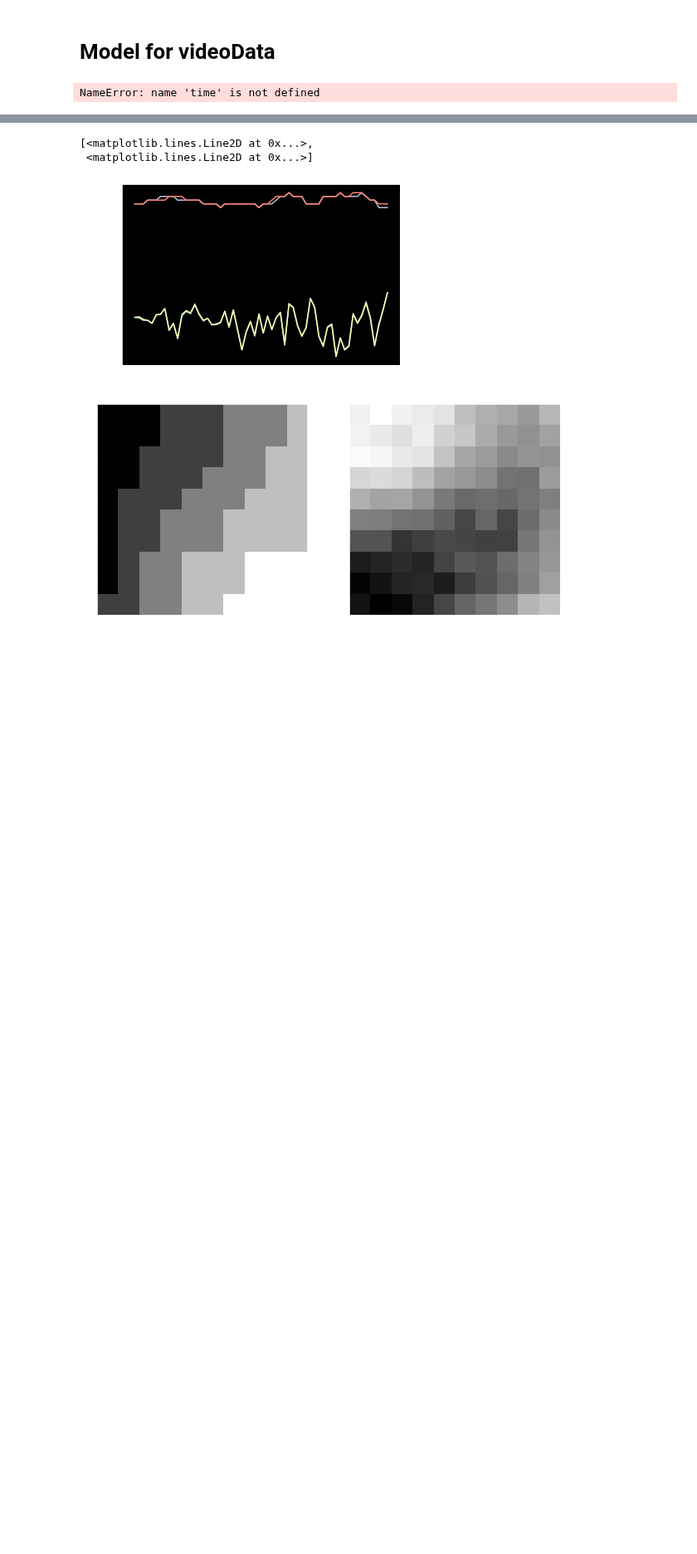
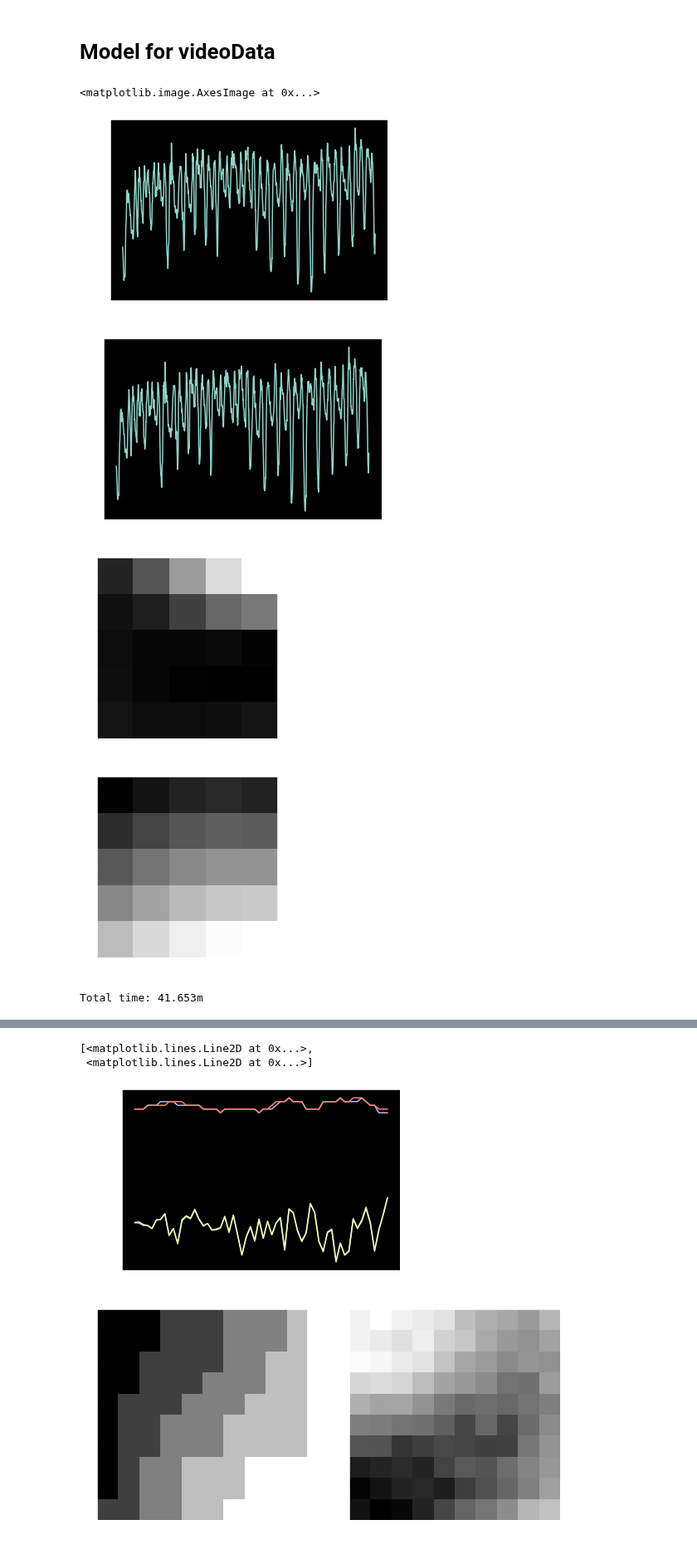
Before and after one commit to markusOlsen1/ModelBasedProject, a Jupyter notebook: main.ipynb, the cells around one changed output, grey strips where cells are left out. Shown at 83% size. Saved outputs shown, nothing was run; the diff lists cells and outputs as text; code cells hidden in the pictures; blank space fills up the shorter version.

```diff
--- a/main.ipynb
+++ b/main.ipynb
@@ -202,3 +196,32 @@ data_input = vidStd[1][:500,60:80,80:100].reshape(500,-1)
+# %%
+# Video_input_data:
+
+vid = videoTransMaskList[1][:1000,90:95,90:95]
+
+
+vidMean = (vid-vid.mean(axis=0)) /np.std(vid,axis=0)
+
+data_input = vidMean.reshape(1000,-1)
+
+
+plt.figure()
+plt.plot(vid[:,1,1])
+#plt.plot(vid[1,:,:].reshape(1,-1)[0,:],'rx')
+plt.figure()
+#plt.plot(vidMean[1,:,:].reshape(1,-1)[0,:],'rx')
+plt.plot(vidMean[:,1,1])
+
+
+plt.figure()
+plt.imshow(vidMean[2],cmap='gray')
+plt.figure()
+plt.imshow(vid[2],cmap="gray")
+# %% [output]
+<matplotlib.image.AxesImage at 0x...>
+[figure, added]
+[figure, added]
+[figure, added]
+[figure, added]
 # %%
 
 t0 = time.time()
@@ -207,13 +230,13 @@ rng_key, rng_key_ = random.split(rng_key)
 
 nuts_kernel = NUTS(model=model,init_strategy=init_to_feasible())
 mcmc = MCMC(nuts_kernel, num_samples=1000, num_warmup=1000, num_chains=1)
-mcmc.run(rng_key_, T=data_input.shape[0], T_forecast=200, output_dim=data_input.shape[1], obs=data_input,latent_dim=15)
+mcmc.run(rng_key_, T=data_input.shape[0], T_forecast=200, output_dim=data_input.shape[1], obs=data_input,latent_dim=5)
 
 t_fin = time.time()
 
 print("Total time: {0:.3f}m".format((t_fin - t0)/60))
 # %% [output]
-NameError: name 'time' is not defined
+Total time: 41.653m
 # %%
 samples = {k:v for k, v in mcmc.get_samples().items()}
 print(samples['y_pred'].shape)
```
Also changed, not shown: parts of 12 cells of this notebook, 1 other file.
